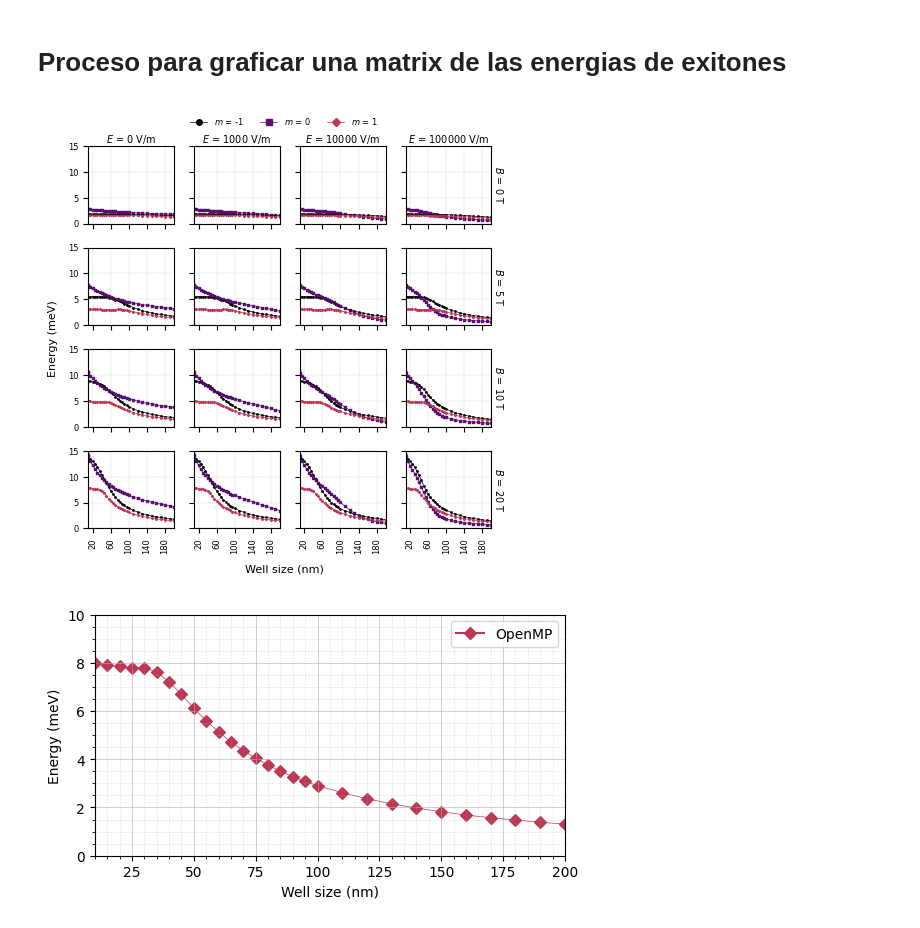
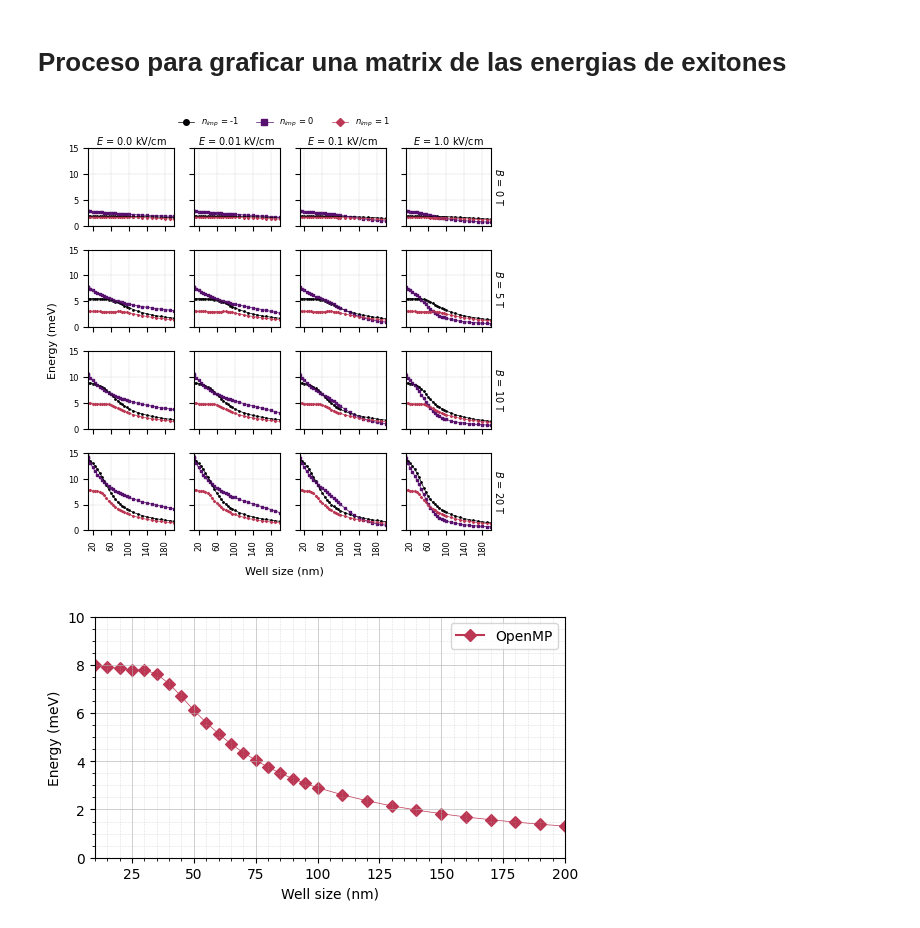
Before and after one commit to fabioc9675/CoulombExcitonBinding_prj, a Jupyter notebook: Coulomb/Graphs/Coulomb_barridoB.ipynb, the cells around one changed output. Drawn from its saved outputs; the diff is of its cells as text; code cells hidden in the pictures.

```diff
--- a/Coulomb/Graphs/Coulomb_barridoB.ipynb
+++ b/Coulomb/Graphs/Coulomb_barridoB.ipynb
@@ -254,37 +254,37 @@ for i, B0_value in enumerate(unique_B0):
         ax.tick_params(labelsize=6)
         ax.set_xticks(np.linspace(20, 180, 5))
         ax.set_yticks(np.linspace(0, 15, 4))
 
         for label in ax.get_xticklabels():
             label.set_rotation(90)
             label.set_ha('center')
 
         if i == 0:
-            ax.set_title(f"$E$ = {E0_value} V/m", fontsize=7, pad=2)
+            ax.set_title(f"$E$ = {E0_value/100000} kV/cm", fontsize=7, pad=2)
         if j == 3:
             ax.text(1.02, 0.5, f"$B$ = {B0_value} T", transform=ax.transAxes,
                     fontsize=7, va='center', ha='left', rotation=270)
 
 # Ajuste del layout dejando más espacio abajo y a la izquierda
 plt.tight_layout(rect=[0.13, 0.13, 0.98, 0.95])
 
 # Etiquetas globales más cercanas
 fig.text(0.55, 0.13, "Well size (nm)", ha='center', va='center', fontsize=8)
 fig.text(0.13, 0.55, "Energy (meV)", ha='center', va='center', rotation='vertical', fontsize=8)
 
 # Leyenda global centrada abajo
 legend_elements = [
     Line2D([0], [0], color=cmap(i), marker=markers[i % len(markers)], linestyle='-', linewidth=0.5,
-           markersize=4, label=f"$m$ = {unique_m[i]}")
+           markersize=4, label=f"$n_{{imp}}$ = {unique_m[i]}")
     for i in range(len(unique_m))
 ]
 fig.legend(handles=legend_elements, loc='lower center', ncol=4, fontsize=6, frameon=False,
            bbox_to_anchor=(0.55, 0.92))
 
-# plt.savefig("output/matrix_B_E_12cm.pdf", format="pdf")
+plt.savefig("output/matrix_B_E_12cm.pdf", format="pdf")
 plt.show()
 # %% [output]
-[figure, old version]
+[figure, new version]
 # %%
 # Leer resultados_1.dat
 data1 = np.loadtxt('../DataPrep/resultados_1.dat')
```
Also changed, not shown: parts of 1 cell of this notebook, 3 other files.
